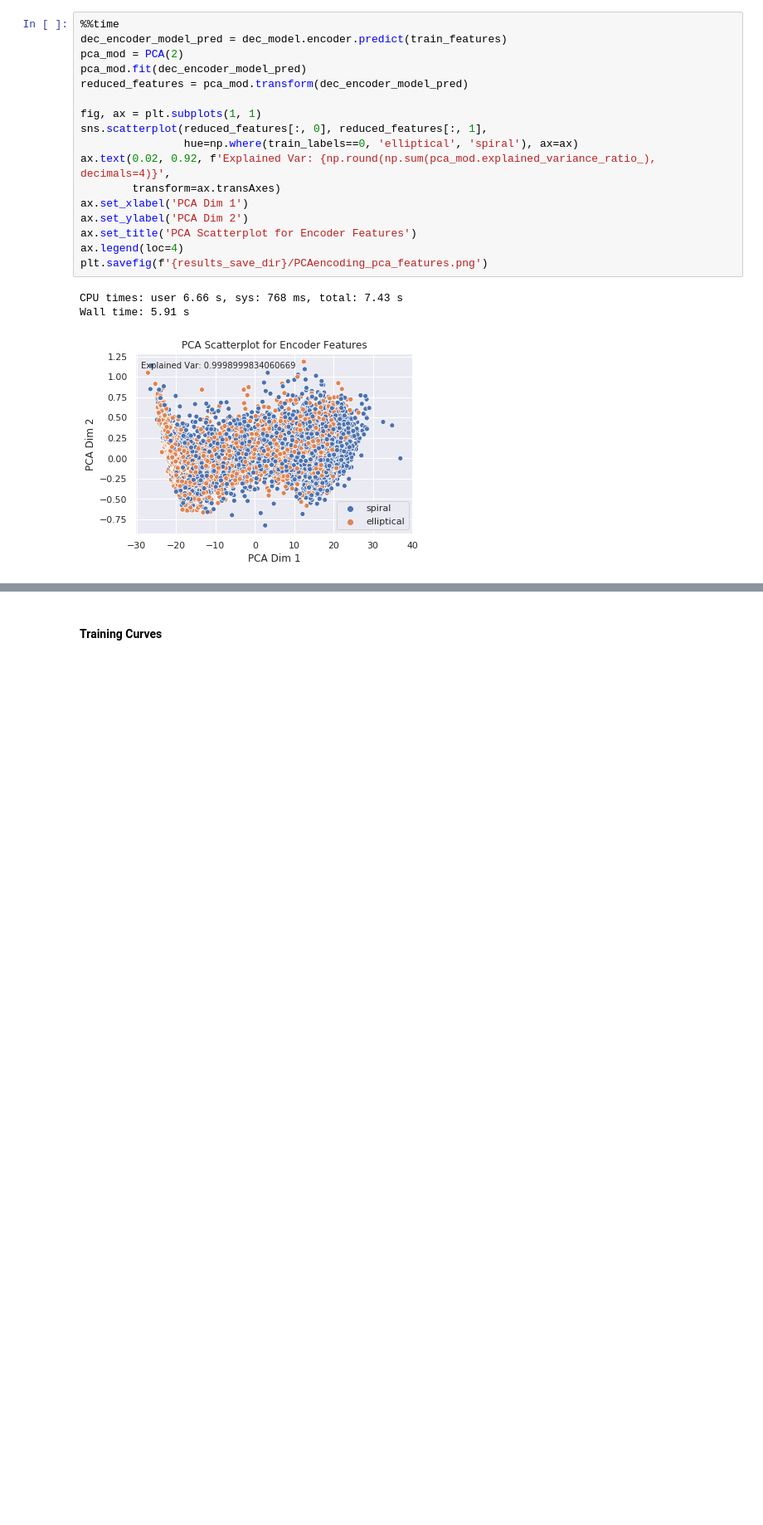
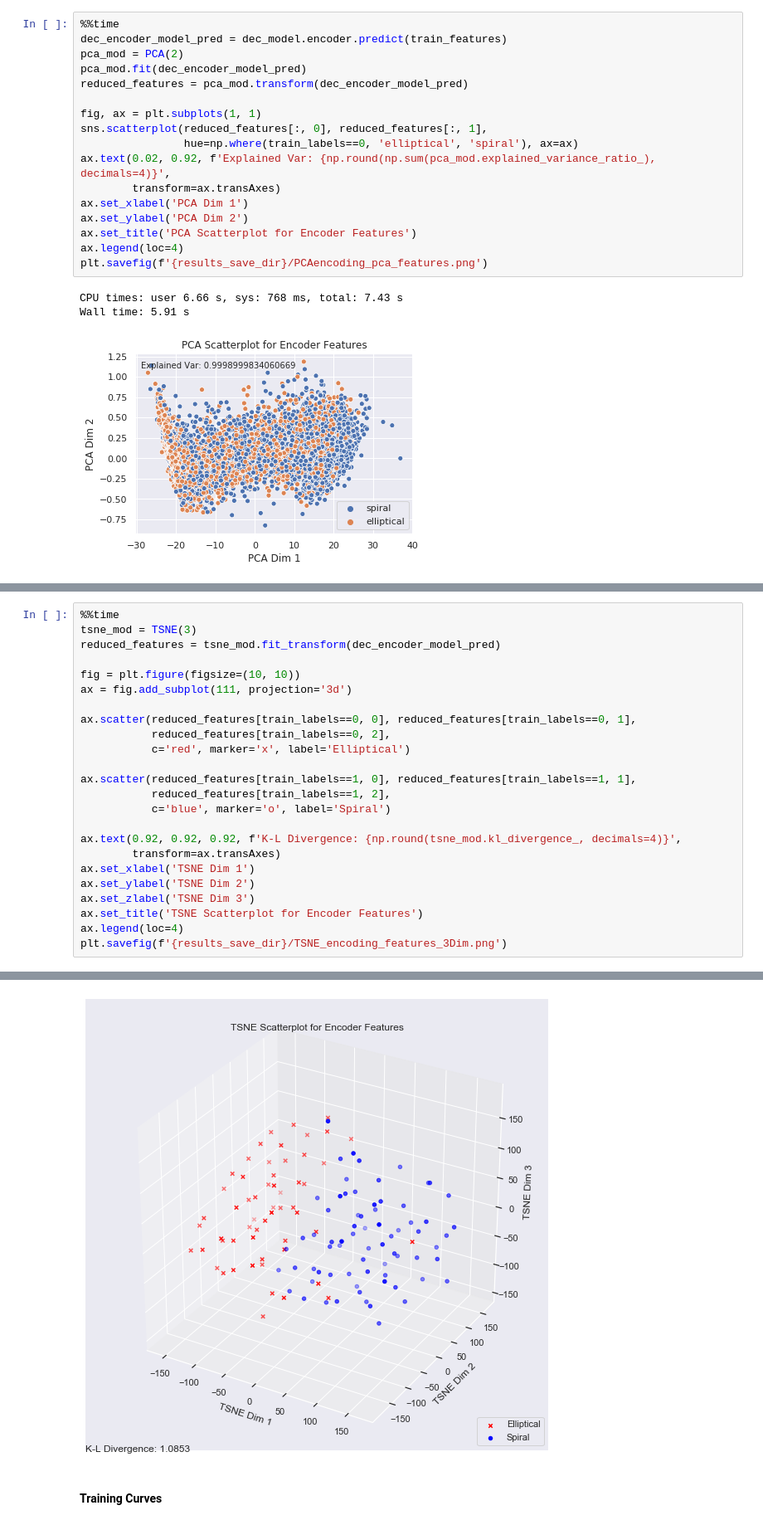
Before and after one commit to goelsaksham/Zooniverse_CNN_Clustering, a Jupyter notebook: src/DEC Supervised Learning + Clustering - Execute Notebook.ipynb, the cells around one changed output, grey strips where cells are left out. Shown at 83% size. Saved outputs shown, nothing was run; the diff lists cells and outputs as text; blank space fills up the shorter version.

```diff
--- a/src/DEC Supervised Learning + Clustering - Execute Notebook.ipynb
+++ b/src/DEC Supervised Learning + Clustering - Execute Notebook.ipynb
@@ -410,0 +431,25 @@ Wall time: 5.91 s
+# %%
+%%time
+tsne_mod = TSNE(3)
+reduced_features = tsne_mod.fit_transform(dec_encoder_model_pred)
+
+fig = plt.figure(figsize=(10, 10))
+ax = fig.add_subplot(111, projection='3d')
+
+ax.scatter(reduced_features[train_labels==0, 0], reduced_features[train_labels==0, 1],
+           reduced_features[train_labels==0, 2],
+           c='red', marker='x', label='Elliptical')
+
+ax.scatter(reduced_features[train_labels==1, 0], reduced_features[train_labels==1, 1],
+           reduced_features[train_labels==1, 2],
+           c='blue', marker='o', label='Spiral')
+
+ax.text(0.92, 0.92, 0.92, f'K-L Divergence: {np.round(tsne_mod.kl_divergence_, decimals=4)}',
+        transform=ax.transAxes)
+ax.set_xlabel('TSNE Dim 1')
+ax.set_ylabel('TSNE Dim 2')
+ax.set_zlabel('TSNE Dim 3')
+ax.set_title('TSNE Scatterplot for Encoder Features')
+ax.legend(loc=4)
+plt.savefig(f'{results_save_dir}/TSNE_encoding_features_3Dim.png')
+# %% [output]
@@ -411,3 +457,4 @@ Wall time: 5.91 s
+[figure, added]
 # %% [markdown]
 #### Training Curves
 # %%
```
Also changed, not shown: parts of 49 cells of this notebook, 12 other files.
